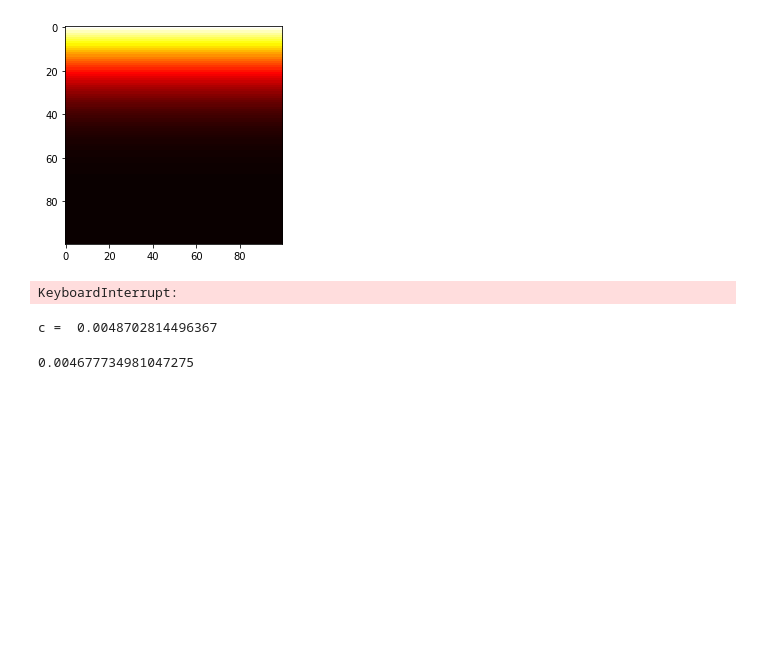
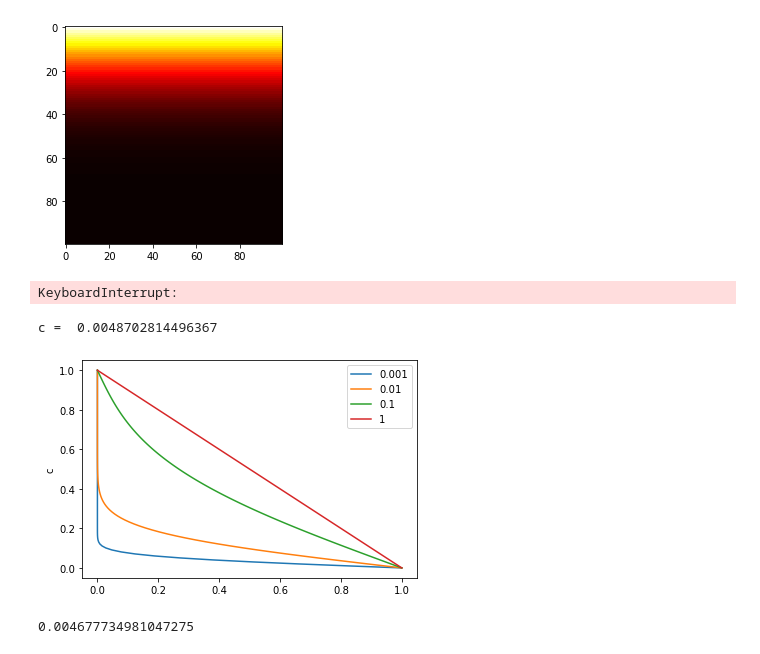
Before and after one commit to karellempes/ScieComp, a Jupyter notebook: Assignment 1/1.2 Time dependent Diffusion Equation.ipynb, the cells around one changed output. Saved outputs shown, nothing was run; the diff lists cells and outputs as text; code cells hidden in the pictures; blank space fills up the shorter version.

Commit message:
delta plots

```diff
--- a/Assignment 1/1.2 Time dependent Diffusion Equation.ipynb
+++ b/Assignment 1/1.2 Time dependent Diffusion Equation.ipynb
@@ -65,23 +65,26 @@ KeyboardInterrupt:
 # %%
 grid = init(N)
 z = 0.001
+y = np.linspace(0,1,100)
 
 for t in range(t_max):
     grid = update_dif(grid, D)
 #     if t%100==0:
 #         plt.imshow(grid, cmap='hot')
 #         plt.show()
     if t == 100:
         print( "c = ",grid[20,0])
     if t >= z * t_max:
         c = grid[:,0]
         plt.plot(c, y, label = z)
         z = z * 10
 plt.plot(grid[:,0], y, label = '1')
 plt.legend()
+plt.ylabel("c")
 plt.show()
 # %% [output]
 c =  0.0048702814496367
+[figure, added]
 # %%
 def analytic(Y, t, t_max, D):
     t = t * dt
```
